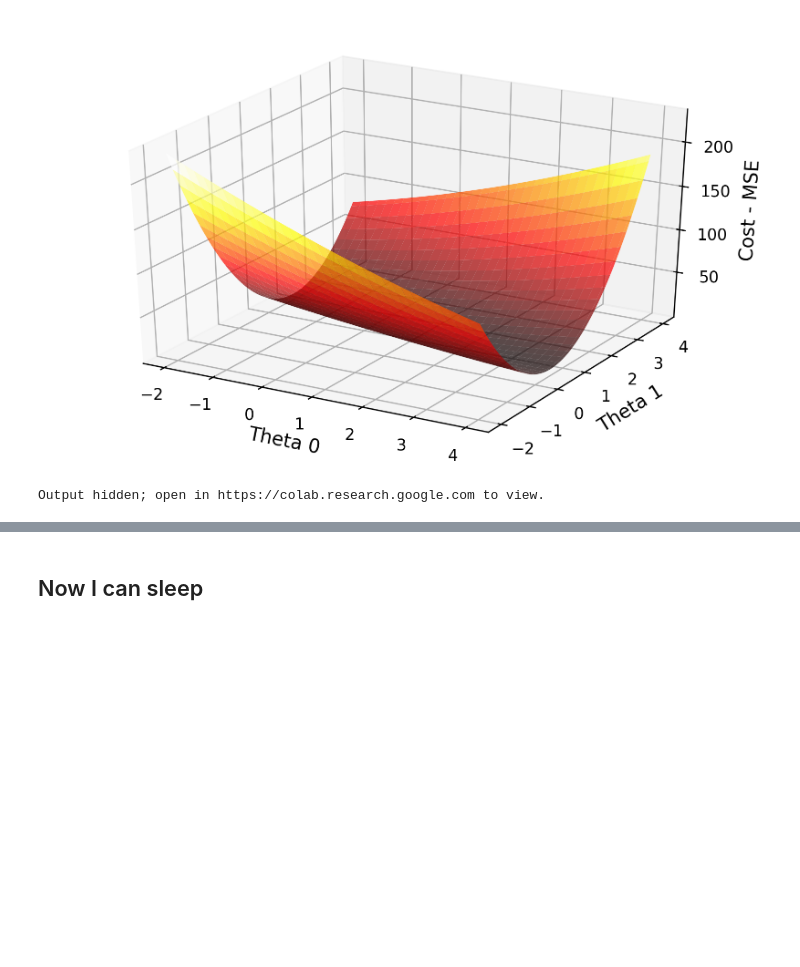
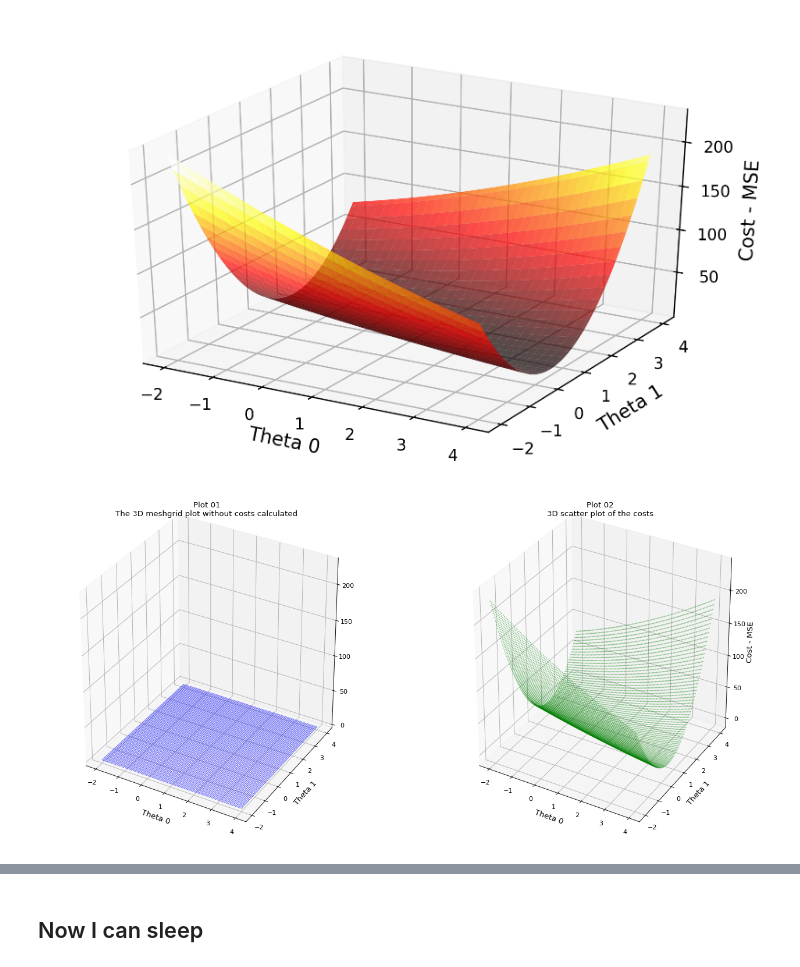
Before and after one commit to ArielMAJ/Data-Science-and-Machine-Learning_Bootcamp, a Jupyter notebook: Section_04/Example_05_(09-XX)/10-MSE_3D_Plotting.ipynb, the cells around one changed output, grey strips where cells are left out. Cells and saved outputs as stored; diff of their text form; code cells hidden in the pictures; blank space fills up the shorter version.

Commit message:
Changed plots so they'd show up in github, again

```diff
--- a/Section_04/Example_05_(09-XX)/10-MSE_3D_Plotting.ipynb
+++ b/Section_04/Example_05_(09-XX)/10-MSE_3D_Plotting.ipynb
@@ -427,26 +427,26 @@ plt.show()
 # %% [output]
 [figure]
 # %%
-fig = plt.figure(figsize=[20, 10], dpi=250)
+fig = plt.figure(figsize=[20, 10], dpi=80) # Increase DPI to 200 to see "prettier" plots.
 
 # First subplot
 ax = fig.add_subplot(1, 2, 1, projection='3d')
 ax.scatter(plot_t0, plot_t1, np.zeros((nr_thetas,nr_thetas)), color="blue", alpha=1, s=.1)
 
 ax.set_title("Plot 01\nThe 3D meshgrid plot without costs calculated")
 ax.set_zlim((0,231))
 ax.set_xlabel('Theta 0', fontsize=12)
 ax.set_ylabel('Theta 1', fontsize=12)
 
 # Second subplot
 ax = fig.add_subplot(1, 2, 2, projection='3d')
 ax.scatter(plot_t0, plot_t1, plot_cost, color="green", alpha=.3, s=1)
 
 ax.set_title("Plot 02\n3D scatter plot of the costs")
 ax.set_xlabel('Theta 0', fontsize=12)
 ax.set_ylabel('Theta 1', fontsize=12)
 ax.set_zlabel('Cost - MSE', fontsize=12)
 plt.show()
 # %% [output]
-Output hidden; open in https://colab.research.google.com to view.
+[figure, added]
 # %%
```
Also changed, not shown: parts of 1 cell of this notebook.
